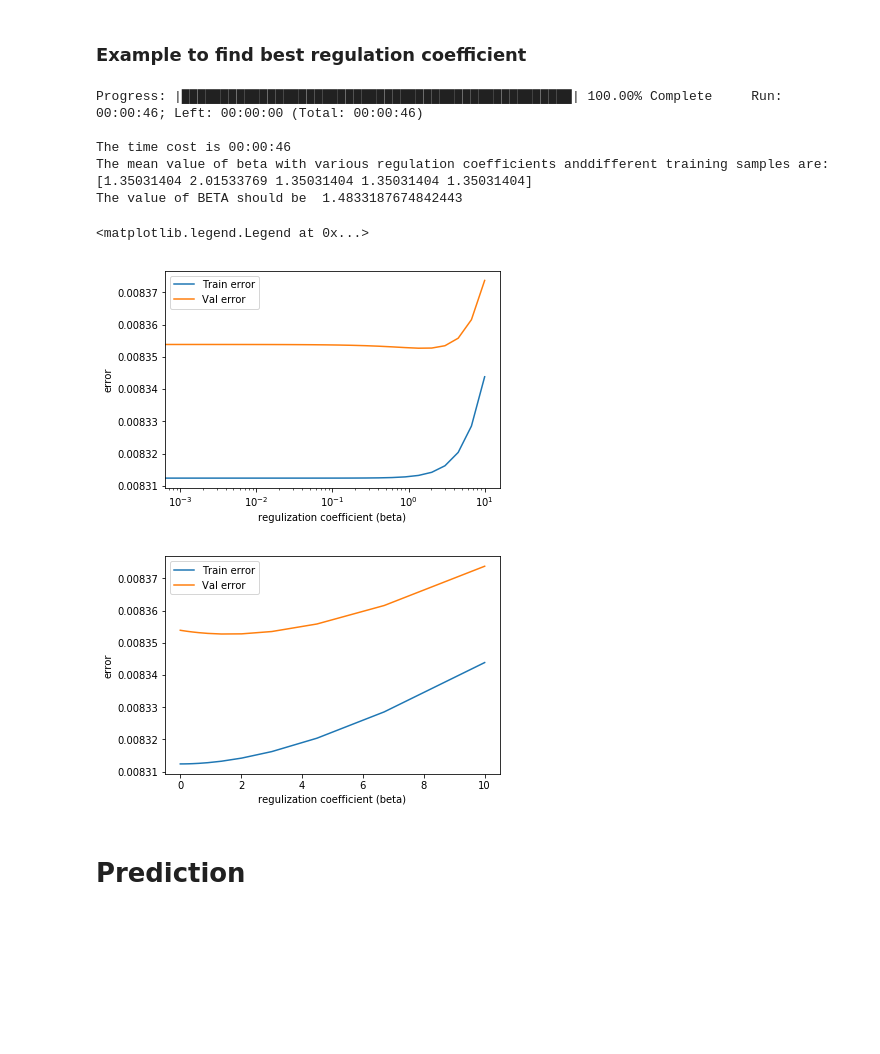
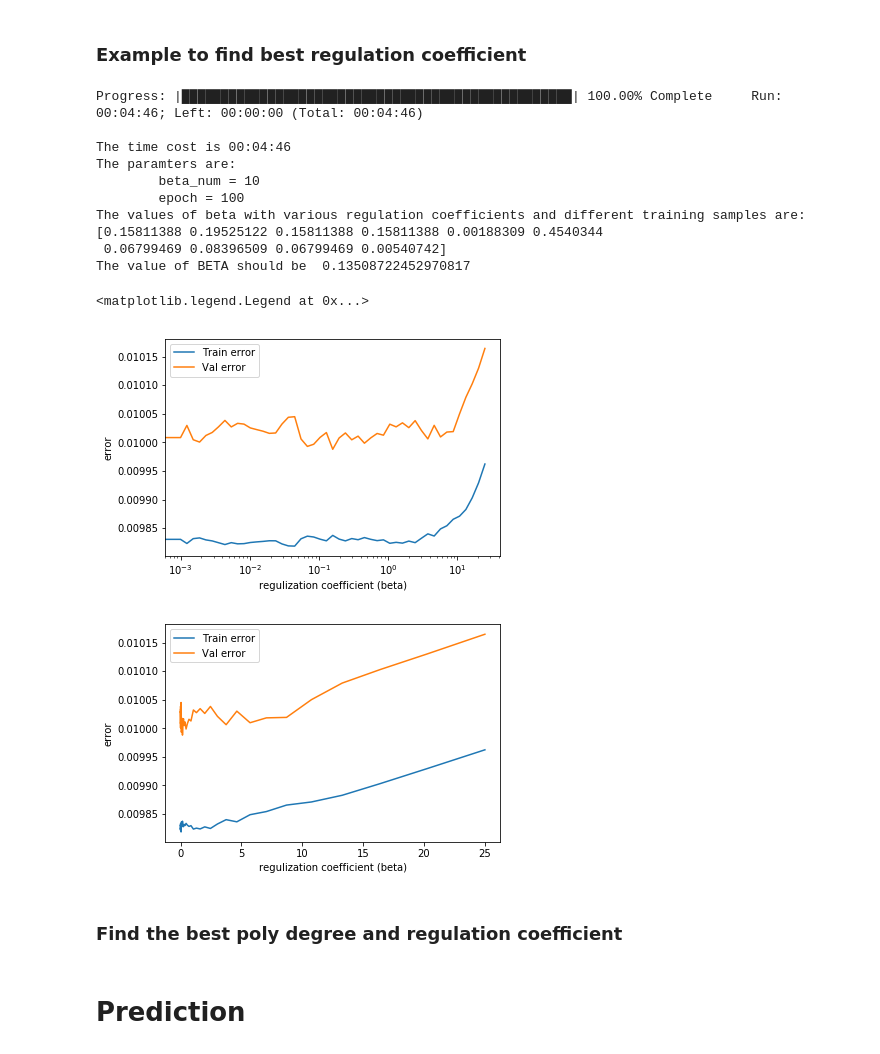
Before and after one commit to wandyme/Hackathon, a Jupyter notebook: ClassMode_Hackathon.ipynb, the cells around one changed output. Drawn from its saved outputs; the diff is of its cells as text; code cells hidden in the pictures; blank space fills up the shorter version.

```diff
--- a/ClassMode_Hackathon.ipynb
+++ b/ClassMode_Hackathon.ipynb
@@ -123,17 +123,68 @@ Normalized test_data =
 ### Training with regulation
 # %% [markdown]
 ### Example to find best regulation coefficient
+# %%
+beta_range=np.geomspace(0.001,25, num = 50-1, endpoint = True, dtype=np.float64)
+beta_range=np.insert(beta_range,0,0) # insert a zero element in the first index
+beta_num=10
+epoch   =100
+
+# Calculate the beta array
+t_start=time.time()
+beta_array, error_train_reg, error_cv_reg=hf.beta_loop(tcv, beta_num, epoch, beta_range=beta_range, degree=2,
+                                                       rep=True, multiprocess='OFF', cpu_num=4)
+t_end=time.time()
+print(f'\nThe time cost is {hf.formatTime(t_end-t_start)}',end='\n')
+
+print(f'The paramters are:\n\tbeta_num = {beta_num}\n\tepoch = {epoch}')
+print(f'The values of beta with various regulation coefficients and '+
+      f'different training samples are:\n{beta_array}')
+
+print('The value of BETA should be ', beta_array.mean())
+# print('The test error with best THETA and BETA is ', error_test_reg)
+
+# log-scale plot error vs. beta
+plt.figure()
+plt.semilogx(beta_range, error_train_reg, label = 'Train error')
+plt.semilogx(beta_range, error_cv_reg, label = 'Val error')
+plt.xlabel('regulization coefficient (beta)')
+plt.ylabel('error')
+plt.legend()
+
+# plot error vs. beta
+plt.figure()
+plt.plot(beta_range, error_train_reg, label = 'Train error')
+plt.plot(beta_range, error_cv_reg, label = 'Val error')
+plt.xlabel('regulization coefficient (beta)')
+plt.ylabel('error')
+plt.legend()
+# %% [output]
+Progress: |██████████████████████████████████████████████████| 100.00% Complete     Run: 00:04:46; Left: 00:00:00 (Total: 00:04:46)
+
+The time cost is 00:04:46
+The paramters are:
+        beta_num = 10
+        epoch = 100
+The values of beta with various regulation coefficients and different training samples are:
+[0.15811388 0.19525122 0.15811388 0.15811388 0.00188309 0.4540344
+ 0.06799469 0.08396509 0.06799469 0.00540742]
+The value of BETA should be  0.13508722452970817
+<matplotlib.legend.Legend at 0x...>
+[figure, added]
+[figure, added]
+# %% [markdown]
+### Find the best poly degree and regulation coefficient
 # %%
 degree_range=list(range(1,5))
 # featureSize=test_data.norm.shape[1]
-beta_range=np.geomspace(0.001,10, num = 25-1, endpoint = True, dtype=np.float64)
+beta_range=np.geomspace(0.001,50, num = 50-1, endpoint = True, dtype=np.float64)
 beta_range=np.insert(beta_range,0,0) # insert a zero element in the first index
 
 
 # Calculate the beta array
 t_start=time.time()
-beta_array, error_train_reg, error_cv_reg=hf.beta_loop(tcv, beta_num=5, epoch=50, beta_range=beta_range, degree=2,
-                                                    rep=True, multiprocess='OFF', cpu_num=60)
+beta_array, error_train_reg, error_cv_reg=hf.beta_loop(tcv, beta_num=10, epoch=100, beta_range=beta_range, degree=2,
+                                                       rep=True, multiprocess='OFF', cpu_num=4)
 t_end=time.time()
 print(f'\nThe time cost is {hf.formatTime(t_end-t_start)}',end='\n')
 
@@ -158,16 +209,6 @@ plt.plot(beta_range, error_cv_reg, label = 'Val error')
 plt.xlabel('regulization coefficient (beta)')
 plt.ylabel('error')
 plt.legend()
-# %% [output]
-Progress: |██████████████████████████████████████████████████| 100.00% Complete     Run: 00:00:46; Left: 00:00:00 (Total: 00:00:46)
-
-The time cost is 00:00:46
-The mean value of beta with various regulation coefficients anddifferent training samples are:
-[1.35031404 2.01533769 1.35031404 1.35031404 1.35031404]
-The value of BETA should be  1.4833187674842443
-<matplotlib.legend.Legend at 0x...>
-[figure, removed]
-[figure, removed]
 # %% [markdown]
 # Prediction
 # %%
```
Also changed, not shown: parts of 3 cells of this notebook, 4 other files.
